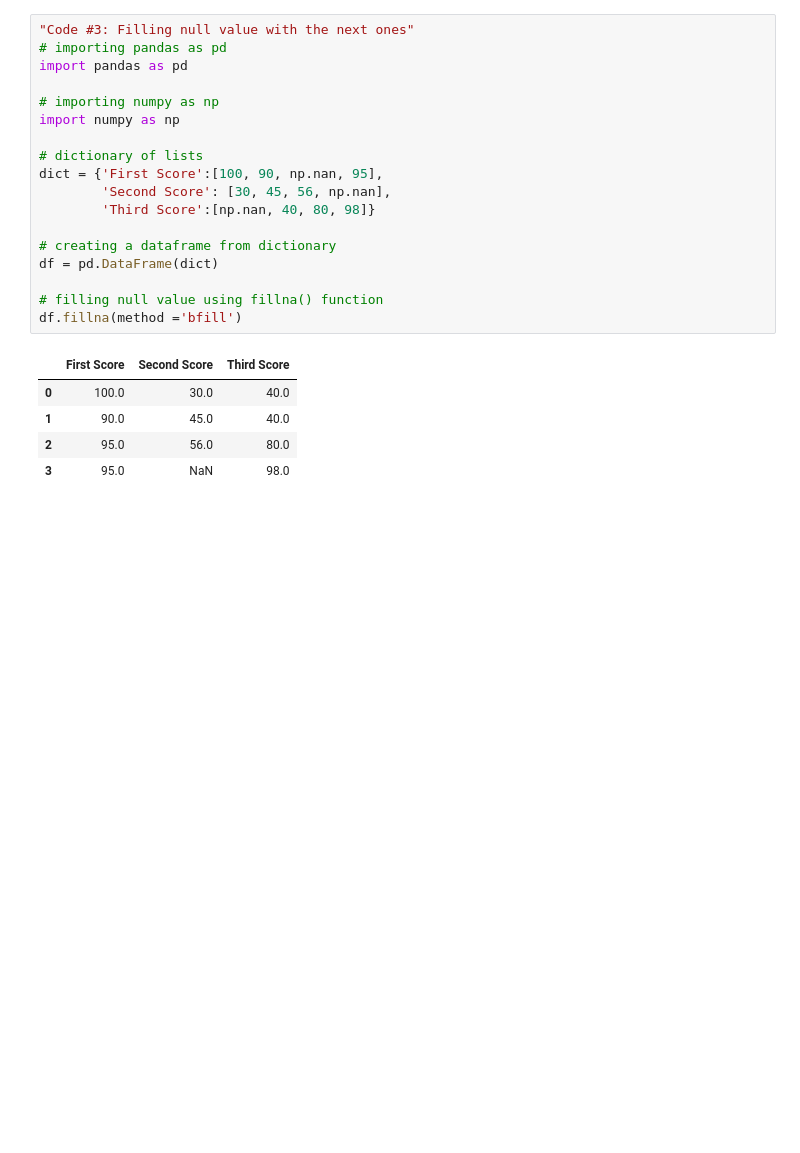
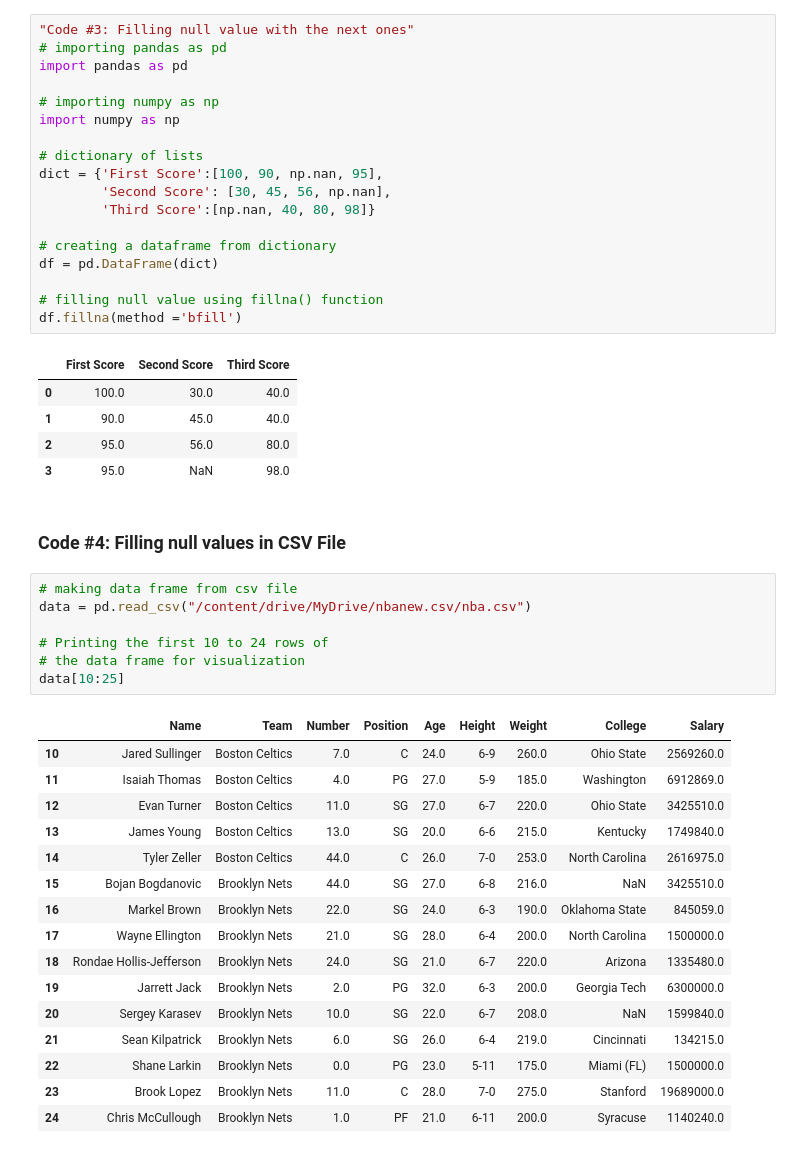
Before and after one commit to V-Nayak/python-basics, a Jupyter notebook: 14_Pandas_Manupulating_Data.ipynb, the cells around one changed output. Cells and saved outputs as stored; diff of their text form; blank space fills up the shorter version.

```diff
--- a/14_Pandas_Manupulating_Data.ipynb
+++ b/14_Pandas_Manupulating_Data.ipynb
@@ -383,3 +383,29 @@ df.fillna(method ='bfill')
 | 1 | 90.0 | 45.0 | 40.0 |
 | 2 | 95.0 | 56.0 | 80.0 |
 | 3 | 95.0 | NaN | 98.0 |
+# %% [markdown]
+### Code #4: Filling null values in CSV File
+# %%
+# making data frame from csv file
+data = pd.read_csv("/content/drive/MyDrive/nbanew.csv/nba.csv")
+
+# Printing the first 10 to 24 rows of
+# the data frame for visualization
+data[10:25]
+# %% [output]
+|  | Name | Team | Number | Position | Age | Height | Weight | College | Salary |
+| 10 | Jared Sullinger | Boston Celtics | 7.0 | C | 24.0 | 6-9 | 260.0 | Ohio State | 2569260.0 |
+| 11 | Isaiah Thomas | Boston Celtics | 4.0 | PG | 27.0 | 5-9 | 185.0 | Washington | 6912869.0 |
+| 12 | Evan Turner | Boston Celtics | 11.0 | SG | 27.0 | 6-7 | 220.0 | Ohio State | 3425510.0 |
+| 13 | James Young | Boston Celtics | 13.0 | SG | 20.0 | 6-6 | 215.0 | Kentucky | 1749840.0 |
+| 14 | Tyler Zeller | Boston Celtics | 44.0 | C | 26.0 | 7-0 | 253.0 | North Carolina | 2616975.0 |
+| 15 | Bojan Bogdanovic | Brooklyn Nets | 44.0 | SG | 27.0 | 6-8 | 216.0 | NaN | 3425510.0 |
+| 16 | Markel Brown | Brooklyn Nets | 22.0 | SG | 24.0 | 6-3 | 190.0 | Oklahoma State | 845059.0 |
+| 17 | Wayne Ellington | Brooklyn Nets | 21.0 | SG | 28.0 | 6-4 | 200.0 | North Carolina | 1500000.0 |
+| 18 | Rondae Hollis-Jefferson | Brooklyn Nets | 24.0 | SG | 21.0 | 6-7 | 220.0 | Arizona | 1335480.0 |
+| 19 | Jarrett Jack | Brooklyn Nets | 2.0 | PG | 32.0 | 6-3 | 200.0 | Georgia Tech | 6300000.0 |
+| 20 | Sergey Karasev | Brooklyn Nets | 10.0 | SG | 22.0 | 6-7 | 208.0 | NaN | 1599840.0 |
+| 21 | Sean Kilpatrick | Brooklyn Nets | 6.0 | SG | 26.0 | 6-4 | 219.0 | Cincinnati | 134215.0 |
+| 22 | Shane Larkin | Brooklyn Nets | 0.0 | PG | 23.0 | 5-11 | 175.0 | Miami (FL) | 1500000.0 |
+| 23 | Brook Lopez | Brooklyn Nets | 11.0 | C | 28.0 | 7-0 | 275.0 | Stanford | 19689000.0 |
+| 24 | Chris McCullough | Brooklyn Nets | 1.0 | PF | 21.0 | 6-11 | 200.0 | Syracuse | 1140240.0 |
```
Also changed, not shown: parts of 11 cells of this notebook.
